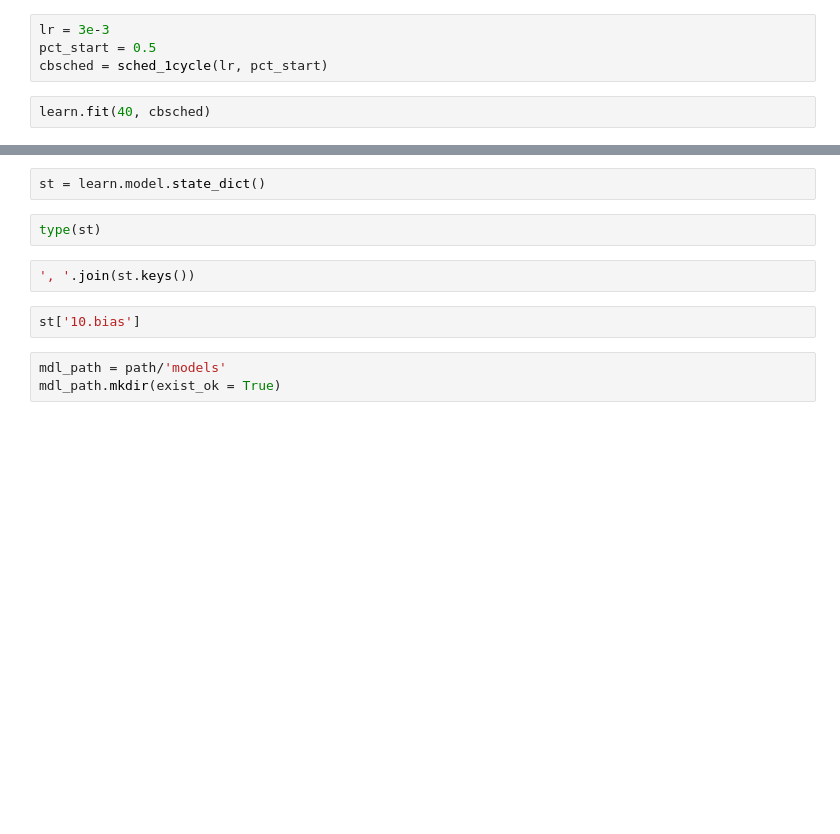
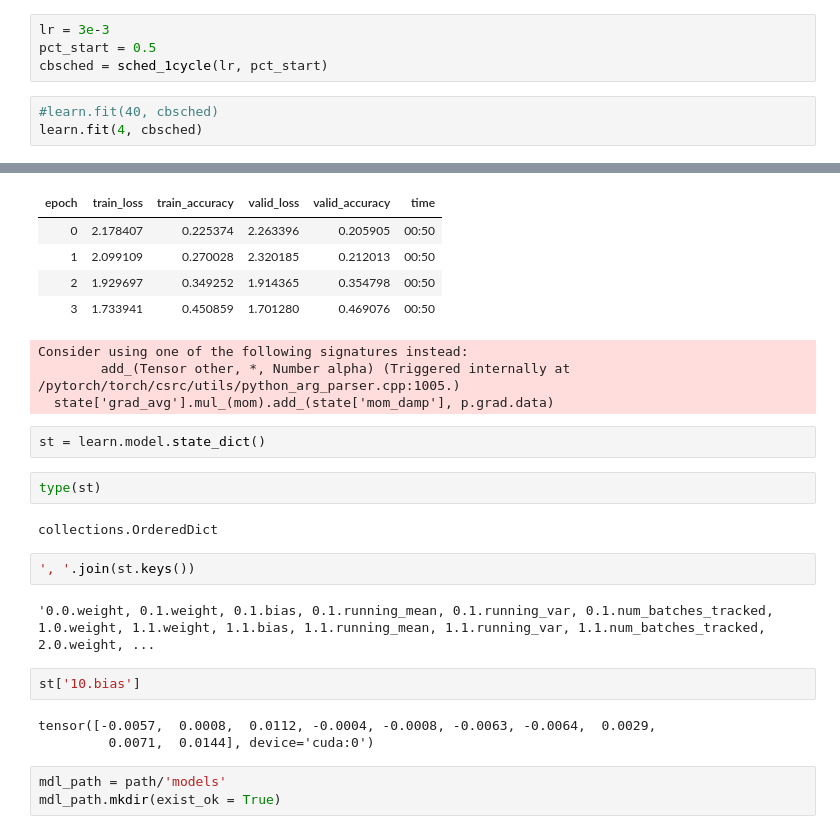
Before and after one commit to Hlompho-Dash/first_try_of_fastai, a Jupyter notebook: 11a_train_imagennete.ipynb, the cells around one changed output, grey strips where cells are left out. Drawn from its saved outputs; the diff is of its cells as text; blank space fills up the shorter version.

```diff
--- a/11a_train_imagennete.ipynb
+++ b/11a_train_imagennete.ipynb
@@ -172,4 +195,6 @@ lr = 3e-3
 pct_start = 0.5
 cbsched = sched_1cycle(lr, pct_start)
 # %%
-learn.fit(40, cbsched)
+#learn.fit(40, cbsched)
+learn.fit(4, cbsched)
+# %% [output]
@@ -176,11 +202,26 @@ learn.fit(40, cbsched)
+| epoch | train_loss | train_accuracy | valid_loss | valid_accuracy | time |
+| 0 | 2.178407 | 0.225374 | 2.263396 | 0.205905 | 00:50 |
+| 1 | 2.099109 | 0.270028 | 2.320185 | 0.212013 | 00:50 |
+| 2 | 1.929697 | 0.349252 | 1.914365 | 0.354798 | 00:50 |
+| 3 | 1.733941 | 0.450859 | 1.701280 | 0.469076 | 00:50 |
+Consider using one of the following signatures instead:
+        add_(Tensor other, *, Number alpha) (Triggered internally at  /pytorch/torch/csrc/utils/python_arg_parser.cpp:1005.)
+  state['grad_avg'].mul_(mom).add_(state['mom_damp'], p.grad.data)
 # %%
 st = learn.model.state_dict()
 # %%
 type(st)
+# %% [output]
+collections.OrderedDict
 # %%
 ', '.join(st.keys())
+# %% [output]
+'0.0.weight, 0.1.weight, 0.1.bias, 0.1.running_mean, 0.1.running_var, 0.1.num_batches_tracked, 1.0.weight, 1.1.weight, 1.1.bias, 1.1.running_mean, 1.1.running_var, 1.1.num_batches_tracked, 2.0.weight, ...
 # %%
 st['10.bias']
+# %% [output]
+tensor([-0.0057,  0.0008,  0.0112, -0.0004, -0.0008, -0.0063, -0.0064,  0.0029,
+         0.0071,  0.0144], device='cuda:0')
 # %%
 mdl_path = path/'models'
 mdl_path.mkdir(exist_ok = True)
```
Also changed, not shown: parts of 21 cells of this notebook.
